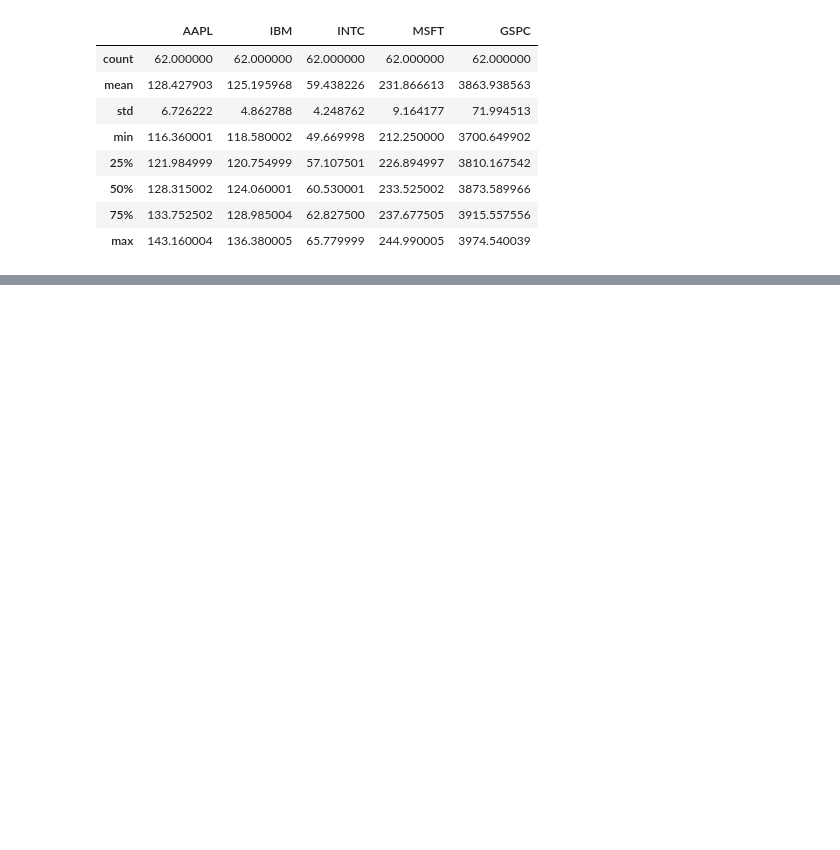
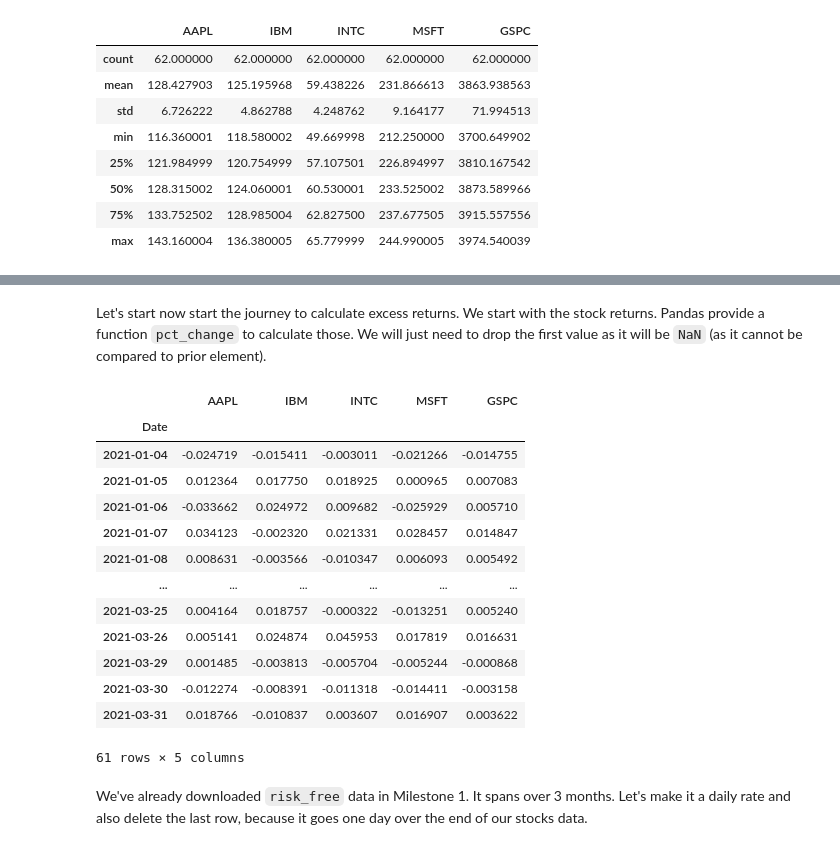
Before and after one commit to seguri/machine-learning-for-financial-analysis, a Jupyter notebook: CAPM.ipynb, the cells around one changed output, grey strips where cells are left out. Cells and saved outputs as stored; diff of their text form; code cells hidden in the pictures; blank space fills up the shorter version.

```diff
--- a/CAPM.ipynb
+++ b/CAPM.ipynb
@@ -12,10 +24,10 @@ FRED_API_KEY = os.getenv('FRED_API_KEY')
 # %%
-stocks = ['AAPL', 'IBM', 'MSFT', 'INTC', '^GSPC']
-df = yf.download(stocks, start='2021-01-01', end='2021-04-01')
-df = df['Close']
-df = df.dropna()
-df = df.rename(columns={'^GSPC': 'GSPC'})
-df.describe()
+stocks_symbols = ['AAPL', 'IBM', 'MSFT', 'INTC', '^GSPC']
+stocks = yf.download(stocks_symbols, start='2021-01-01', end='2021-04-01')
+stocks = stocks['Close']
+stocks = stocks.dropna()
+stocks = stocks.rename(columns={'^GSPC': 'GSPC'})
+stocks.describe()
 # %% [output]
 [*********************100%***********************]  5 of 5 completed
 |  | AAPL | IBM | INTC | MSFT | GSPC |
@@ -51,0 +95,23 @@ fred.search('risk free')
+# %% [markdown]
+Let's start now start the journey to calculate excess returns. We start with the stock returns. Pandas provide a function `pct_change` to calculate those. We will just need to drop the first value as it will be `NaN` (as it cannot be compared to prior element).
+# %%
+stock_returns = stocks.pct_change()
+stock_returns = stock_returns.dropna()
+stock_returns
+# %% [output]
+|  | AAPL | IBM | INTC | MSFT | GSPC |
+| Date |  |  |  |  |  |
+| 2021-01-04 | -0.024719 | -0.015411 | -0.003011 | -0.021266 | -0.014755 |
+| 2021-01-05 | 0.012364 | 0.017750 | 0.018925 | 0.000965 | 0.007083 |
+| 2021-01-06 | -0.033662 | 0.024972 | 0.009682 | -0.025929 | 0.005710 |
+| 2021-01-07 | 0.034123 | -0.002320 | 0.021331 | 0.028457 | 0.014847 |
+| 2021-01-08 | 0.008631 | -0.003566 | -0.010347 | 0.006093 | 0.005492 |
+| ... | ... | ... | ... | ... | ... |
+| 2021-03-25 | 0.004164 | 0.018757 | -0.000322 | -0.013251 | 0.005240 |
+| 2021-03-26 | 0.005141 | 0.024874 | 0.045953 | 0.017819 | 0.016631 |
+| 2021-03-29 | 0.001485 | -0.003813 | -0.005704 | -0.005244 | -0.000868 |
+| 2021-03-30 | -0.012274 | -0.008391 | -0.011318 | -0.014411 | -0.003158 |
+| 2021-03-31 | 0.018766 | -0.010837 | 0.003607 | 0.016907 | 0.003622 |
+61 rows × 5 columns
+# %% [markdown]
+We've already downloaded `risk_free` data in Milestone 1. It spans over 3 months. Let's make it a daily rate and also delete the last row, because it goes one day over the end of our stocks data.
```
Also changed, not shown: parts of 15 cells of this notebook.
